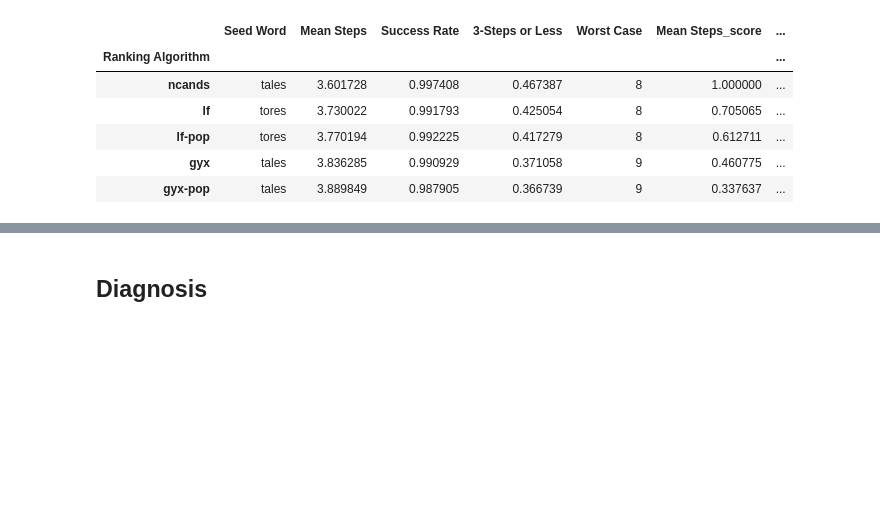
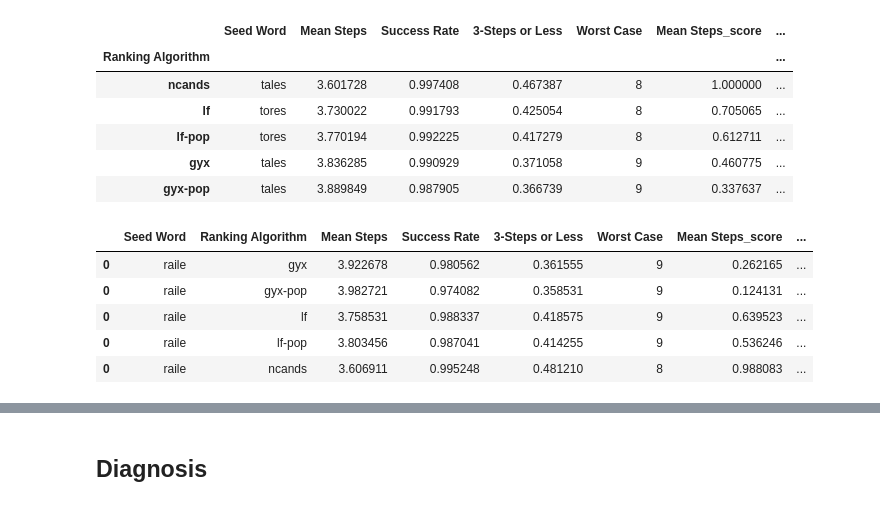
Before and after one commit to chrischow/wordle_solver, a Jupyter notebook: notebooks/analyse_results.ipynb, the cells around one changed output, grey strips where cells are left out. Saved outputs shown, nothing was run; the diff lists cells and outputs as text; code cells hidden in the pictures; blank space fills up the shorter version.

```diff
--- a/notebooks/analyse_results.ipynb
+++ b/notebooks/analyse_results.ipynb
@@ -209,0 +214,9 @@ By Average Score:
+# %%
+x.loc[x['Seed Word'].eq('raile')]
+# %% [output]
+|  | Seed Word | Ranking Algorithm | Mean Steps | Success Rate | 3-Steps or Less | Worst Case | Mean Steps_score | ... |
+| 0 | raile | gyx | 3.922678 | 0.980562 | 0.361555 | 9 | 0.262165 | ... |
+| 0 | raile | gyx-pop | 3.982721 | 0.974082 | 0.358531 | 9 | 0.124131 | ... |
+| 0 | raile | lf | 3.758531 | 0.988337 | 0.418575 | 9 | 0.639523 | ... |
+| 0 | raile | lf-pop | 3.803456 | 0.987041 | 0.414255 | 9 | 0.536246 | ... |
+| 0 | raile | ncands | 3.606911 | 0.995248 | 0.481210 | 8 | 0.988083 | ... |
```
Also changed, not shown: parts of 6 cells of this notebook, 7 other files.
